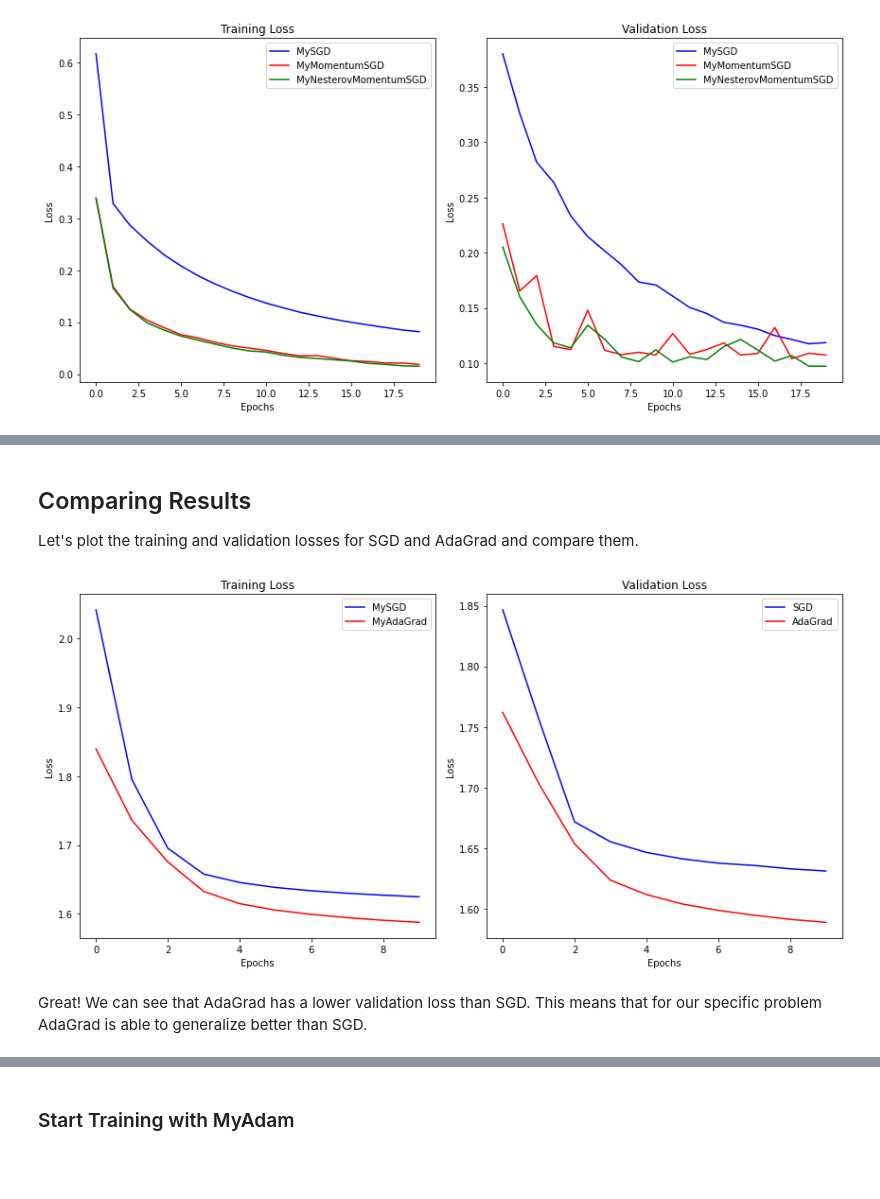
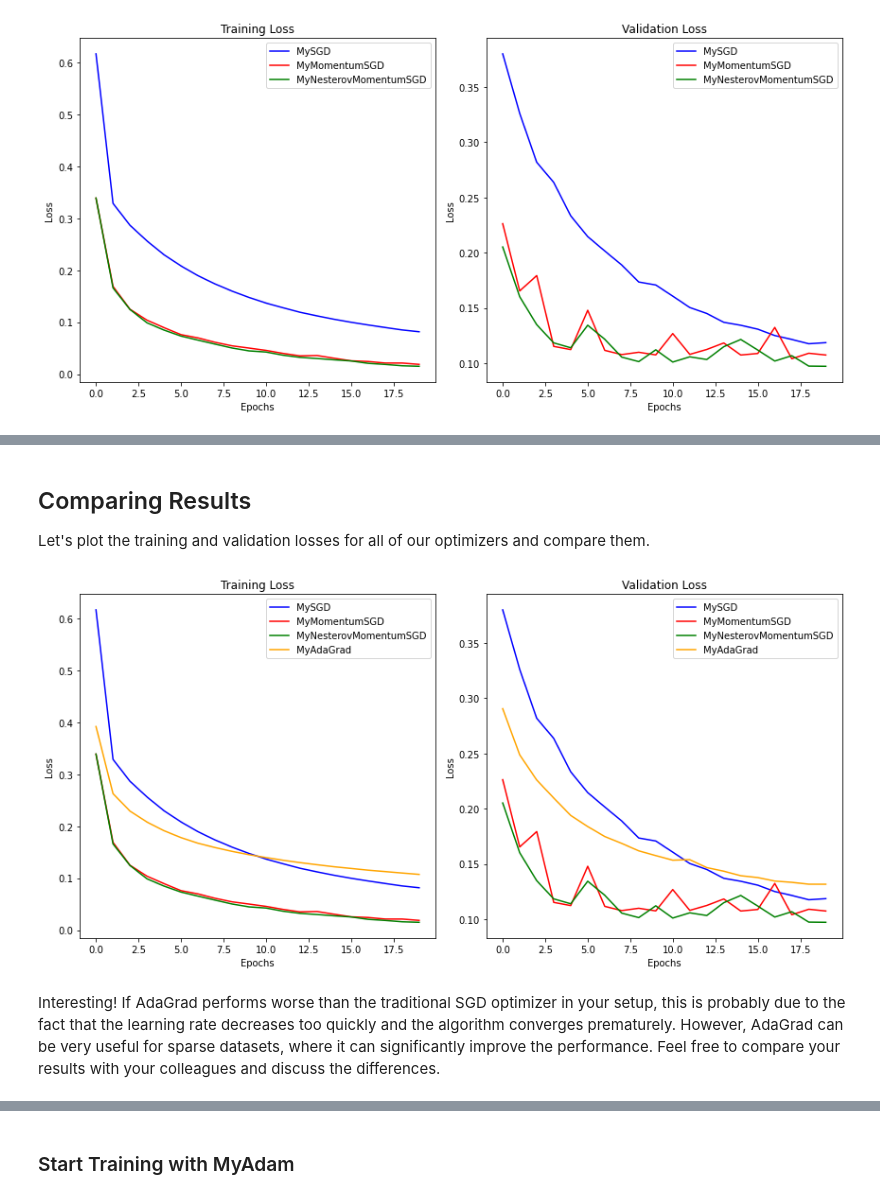
Before and after one commit to b-turan/deeplearning-co-at-work2024, a Jupyter notebook: main.ipynb, the cells around one changed output, grey strips where cells are left out. Drawn from its saved outputs; the diff is of its cells as text; code cells hidden in the pictures; blank space fills up the shorter version.

```diff
--- a/main.ipynb
+++ b/main.ipynb
@@ -379,9 +377,9 @@ Great! Looks like the Momentum has a significant impact on our model's performan
 
 To spare you the effort of rerunning all experiments from scratch, we've provided the option to load pre-computed results below. Utilizing these saved metrics allows you to jump right into data analysis without any delay. If you like to use the pre-computed results, simply uncomment the following code block and run it. Otherweise skip to the next topic on Nesterov Momentum.
 # %%
-# Pre-computed results
-train_loss_msgd = [0.3386, 0.1689, 0.1249, 0.1039, 0.0896, 0.0761, 0.0698, 0.0615, 0.0546, 0.0503, 0.0458, 0.0401, 0.0353, 0.0360, 0.0308, 0.0258, 0.0245, 0.0215, 0.0215, 0.0190]
-val_loss_msgd = [0.2263, 0.1654, 0.1793, 0.1152, 0.1123, 0.1479, 0.1116, 0.1078, 0.1099, 0.1075, 0.1268, 0.1080, 0.1124, 0.1183, 0.1074, 0.1088, 0.1324, 0.1040, 0.1090, 0.1074]
+# NOTE: Uncomment the following lines to use the pre-computed results
+# train_loss_msgd = [0.3386, 0.1689, 0.1249, 0.1039, 0.0896, 0.0761, 0.0698, 0.0615, 0.0546, 0.0503, 0.0458, 0.0401, 0.0353, 0.0360, 0.0308, 0.0258, 0.0245, 0.0215, 0.0215, 0.0190]
+# val_loss_msgd = [0.2263, 0.1654, 0.1793, 0.1152, 0.1123, 0.1479, 0.1116, 0.1078, 0.1099, 0.1075, 0.1268, 0.1080, 0.1124, 0.1183, 0.1074, 0.1088, 0.1324, 0.1040, 0.1090, 0.1074]
 # %% [markdown]
 # Comparison of Optimizers
 
@@ -625,8 +621,8 @@ class MyAdaGrad:
     def __init__(self, params, lr=0.01, epsilon=1e-8):
         self.params = list(params)
         self.lr = lr
-        self.epsilon = epsilon
-        self.G = {}  # To store sum of squares of gradients for each parameter
+        self.eps = epsilon
+        self.g_squared = {}  # dictionary to store squared gradients for each parameter
 
     def zero_grad(self):
         for p in self.params:
@@ -635,23 +631,26 @@ class MyAdaGrad:
                 p.grad.zero_()
 
     def step(self):
-        for p in self.params:
-            if p.grad is None:
+        for param in self.params:
+            if param.grad is None:
                 continue
 
-            if p not in self.G:
-                self.G[p] = torch.zeros_like(p.data)
+            # Initialize squared gradient memory for the parameter if it doesn't exist
+            if param not in self.g_squared:
+                # NOTE: The key of the dictionary is the parameter itself
+                self.g_squared[param] = torch.zeros_like(param.data)
 
-            # Update sum of squares of gradients
-            self.G[p] += p.grad.data ** 2
+            # Update squared gradient memory
+            ##### YOUR CODE HERE #####
+            self.g_squared[param] += param.grad.data ** 2
 
-            # Update model parameters
-            adjustment = self.lr / torch.sqrt(self.G[p] + self.epsilon)
-            p.data.add_(-adjustment * p.grad.data)
+            # Update parameter
+            ##### YOUR CODE HERE #####
+            param.data -= self.lr * param.grad.data / (torch.sqrt(self.g_squared[param]) + self.eps)
 # %%
 # Set hyperparameters
-learning_rate = 0.001
-
+learning_rate = 0.01
+num_epochs = 20
 # Initialize model and optimizer
 model_adagrad = SimpleNN().to(device)
 # optimizer_adam = torch.optim.Adam(model_adam.parameters(), lr=learning_rate)
@@ -680,31 +693,35 @@ Epoch 10/10, Training Loss: 1.5876, Validation Loss: 1.5889, Validation Accuracy
 # %% [markdown]
 ## Comparing Results
 
-Let's plot the training and validation losses for SGD and AdaGrad and compare them.
+Let's plot the training and validation losses for all of our optimizers and compare them.
 # %%
 # Plot the results
 plt.figure(figsize=(12, 6))
 
 plt.subplot(1, 2, 1)
 plt.plot(train_loss_sgd, label="MySGD", color='blue')
-plt.plot(train_loss_adagrad, label="MyAdaGrad", color='red')
+plt.plot(train_loss_msgd, label="MyMomentumSGD", color='red')
+plt.plot(train_loss_nesterov, label="MyNesterovMomentumSGD", color='green')
+plt.plot(train_loss_adagrad, label="MyAdaGrad", color='orange')
 plt.title("Training Loss")
 plt.xlabel("Epochs")
 plt.ylabel("Loss")
 plt.legend()
 
 plt.subplot(1, 2, 2)
 plt.plot(val_loss_sgd, label="MySGD", color='blue')
-plt.plot(val_loss_adagrad, label="MyAdaGrad", color='red')
+plt.plot(val_loss_msgd, label="MyMomentumSGD", color='red')
+plt.plot(val_loss_nesterov, label="MyNesterovMomentumSGD", color='green')
+plt.plot(val_loss_adagrad, label="MyAdaGrad", color='orange')
 plt.title("Validation Loss")
 plt.xlabel("Epochs")
 plt.ylabel("Loss")
 plt.legend()
 
 plt.tight_layout()
 plt.show()
 # %% [output]
-[figure, old version]
+[figure, new version]
-# %% [markdown]
-Great! We can see that AdaGrad has a lower validation loss than SGD. This means that for our specific problem AdaGrad is able to generalize better than SGD.
+# %% [markdown]
+Interesting! If AdaGrad performs worse than the traditional SGD optimizer in your setup, this is probably due to the fact that the learning rate decreases too quickly and the algorithm converges prematurely. However, AdaGrad can be very useful for sparse datasets, where it can significantly improve the performance. Feel free to compare your results with your colleagues and discuss the differences.
 # %% [markdown]
```
Also changed, not shown: parts of 19 cells of this notebook.
